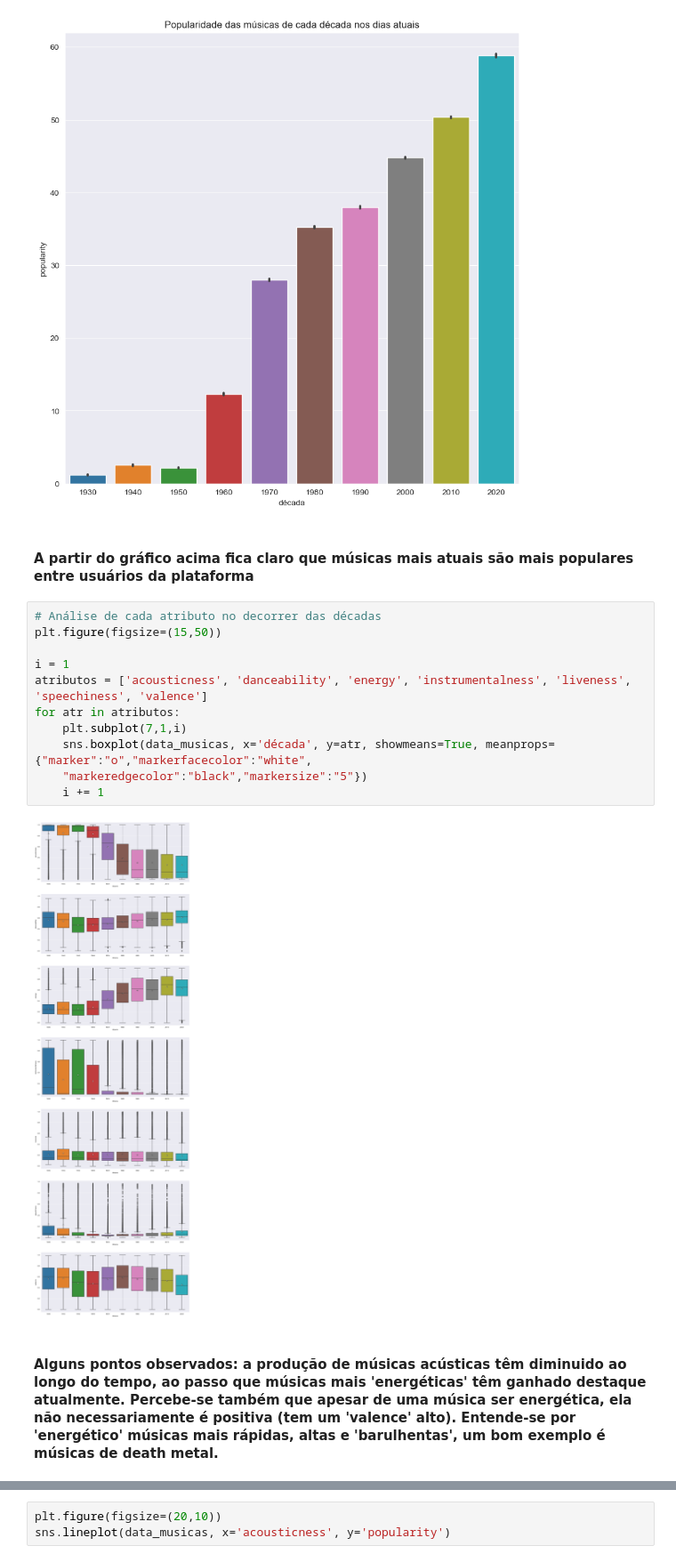
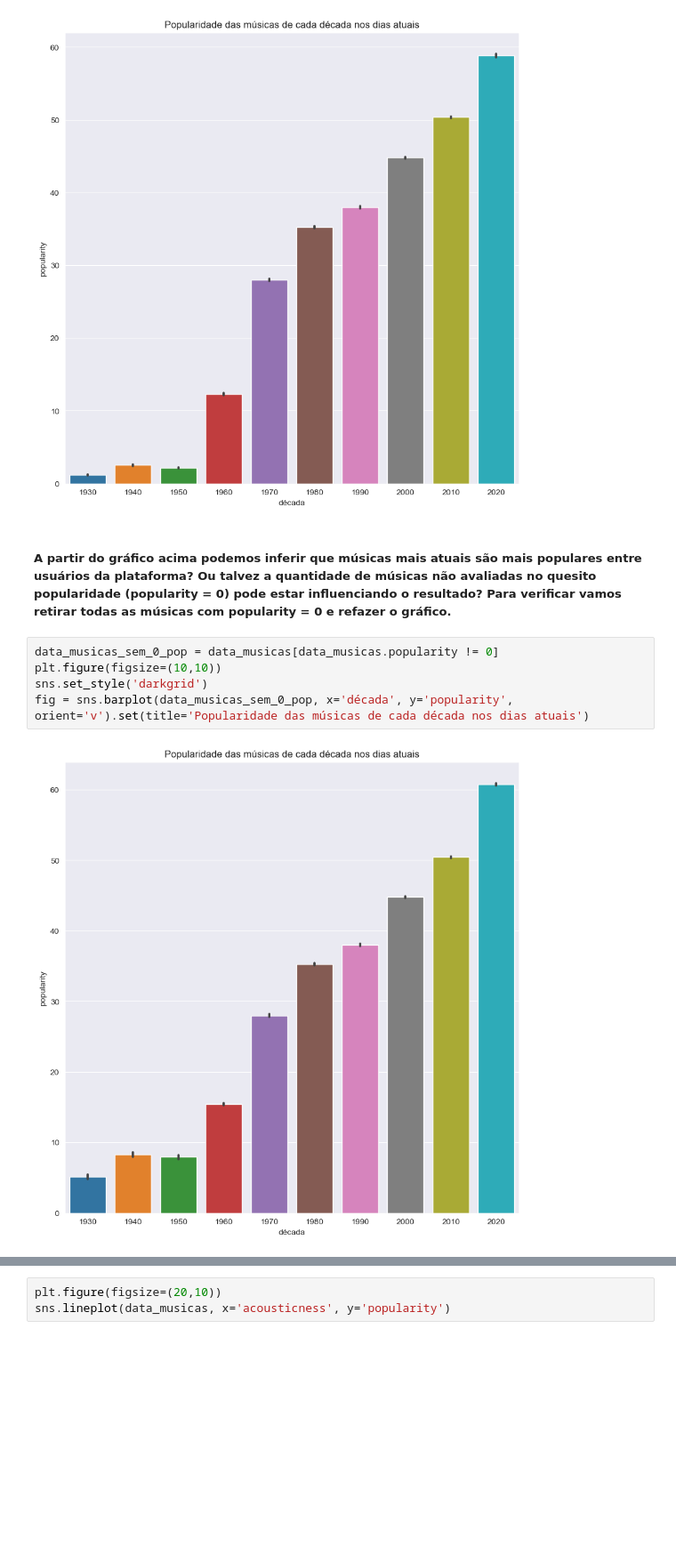
Before and after one commit to danilomiyatake/spotify, a Jupyter notebook: spotify_eda.ipynb, the cells around one changed output, grey strips where cells are left out. Shown at 89% size. Cells and saved outputs as stored; diff of their text form; blank space fills up the shorter version.

```diff
--- a/spotify_eda.ipynb
+++ b/spotify_eda.ipynb
@@ -338,19 +363,11 @@ fig = sns.barplot(data_musicas, x='década', y='popularity', orient='v').set(tit
 # %% [output]
 [figure]
 # %% [markdown]
-#### A partir do gráfico acima fica claro que músicas mais atuais são mais populares entre usuários da plataforma
+##### A partir do gráfico acima podemos inferir que músicas mais atuais são mais populares entre usuários da plataforma? Ou talvez a quantidade de músicas não avaliadas no quesito popularidade (popularity = 0) pode estar influenciando o resultado? Para verificar vamos retirar todas as músicas com popularity = 0 e refazer o gráfico.
-# %%
-# Análise de cada atributo no decorrer das décadas
-plt.figure(figsize=(15,50))
-
-i = 1
-atributos = ['acousticness', 'danceability', 'energy', 'instrumentalness', 'liveness', 'speechiness', 'valence']
-for atr in atributos:
-    plt.subplot(7,1,i)
-    sns.boxplot(data_musicas, x='década', y=atr, showmeans=True, meanprops={"marker":"o","markerfacecolor":"white",
-    "markeredgecolor":"black","markersize":"5"})
-    i += 1
-# %% [output]
-[figure, removed]
-# %% [markdown]
-#### Alguns pontos observados: a produção de músicas acústicas têm diminuido ao longo do tempo, ao passo que músicas mais 'energéticas' têm ganhado destaque atualmente. Percebe-se também que apesar de uma música ser energética, ela não necessariamente é positiva (tem um 'valence' alto). Entende-se por 'energético' músicas mais rápidas, altas e 'barulhentas', um bom exemplo é músicas de death metal.
+# %%
+data_musicas_sem_0_pop = data_musicas[data_musicas.popularity != 0]
+plt.figure(figsize=(10,10))
+sns.set_style('darkgrid')
+fig = sns.barplot(data_musicas_sem_0_pop, x='década', y='popularity', orient='v').set(title='Popularidade das músicas de cada década nos dias atuais')
+# %% [output]
+[figure, added]
```
Also changed, not shown: parts of 41 cells of this notebook.
